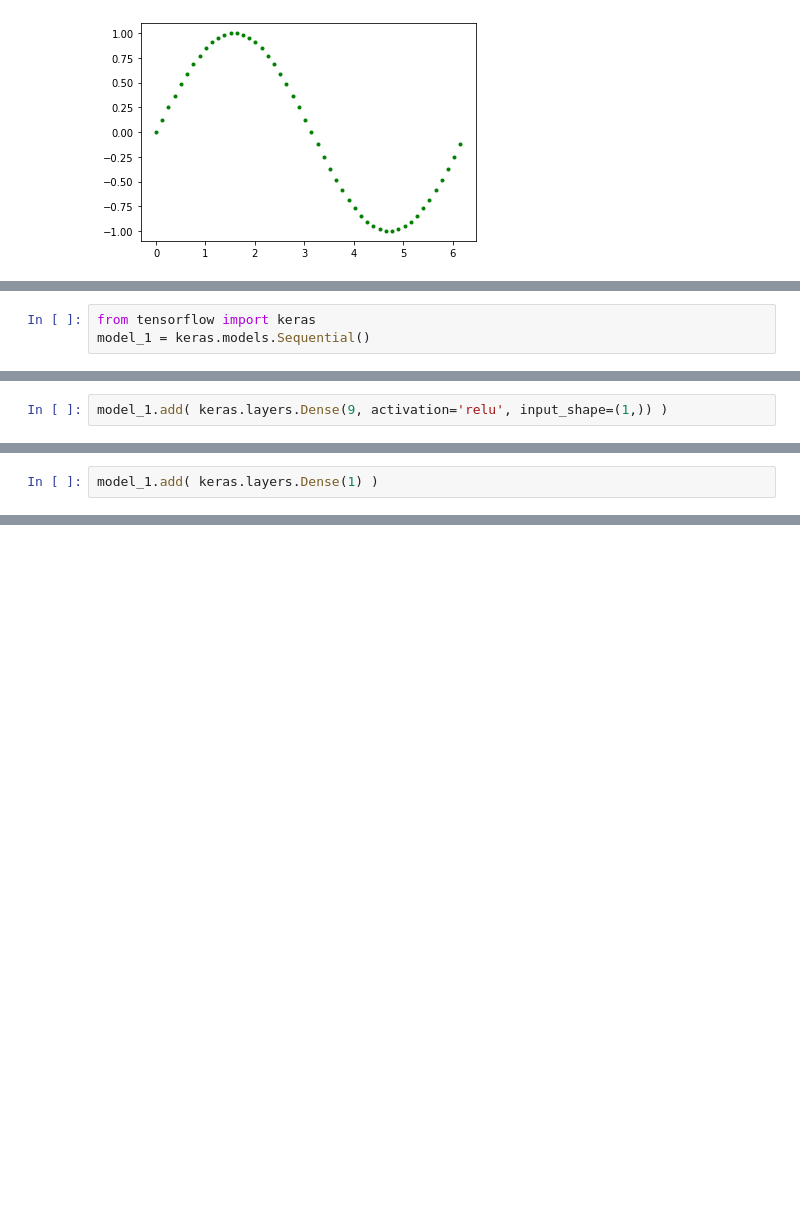
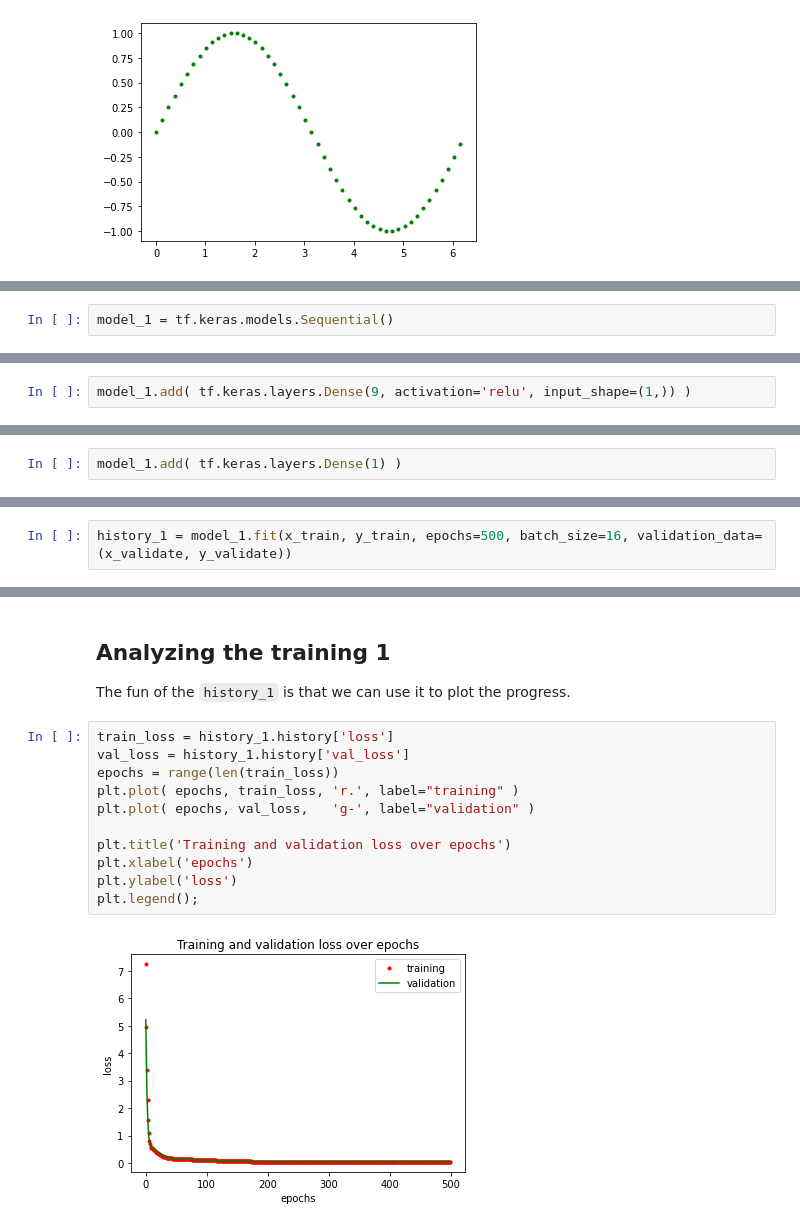
Before and after one commit to maarten-pennings/MachineLearning, a Jupyter notebook: sinus/sinus.ipynb, the cells around one changed output, grey strips where cells are left out. Saved outputs shown, nothing was run; the diff lists cells and outputs as text; blank space fills up the shorter version.

Commit message:
Sinus model 1 completed

```diff
--- a/sinus/sinus.ipynb
+++ b/sinus/sinus.ipynb
@@ -101,6 +110,5 @@ plt.legend();
 
 We start as before, with the `keras` interface of `tensorflow`. We create an (empty) neural network model; the `sequential` indicates that layers are in sequence. We will start with a simple model (`model_1`) and later make a more laborate one.
 # %%
-from tensorflow import keras
-model_1 = keras.models.Sequential()
+model_1 = tf.keras.models.Sequential()
 # %% [markdown]
@@ -112,3 +120,3 @@ This layer will have 9 outputs, so it will have 9 neurons each having one input.
 # %%
-model_1.add( keras.layers.Dense(9, activation='relu', input_shape=(1,)) )
+model_1.add( tf.keras.layers.Dense(9, activation='relu', input_shape=(1,)) )
 # %% [markdown]
@@ -116,2 +124,2 @@ We keep `model_1` simple, and average the 9 neurons to one. So we will have 1 ne
 # %%
-model_1.add( keras.layers.Dense(1) )
+model_1.add( tf.keras.layers.Dense(1) )
@@ -141,0 +171,2 @@ _________________________________________________________________
+# %%
+history_1 = model_1.fit(x_train, y_train, epochs=500, batch_size=16, validation_data=(x_validate, y_validate))
@@ -141,0 +195,17 @@ _________________________________________________________________
+# %% [markdown]
+## Analyzing the training 1
+
+The fun of the `history_1` is that we can use it to plot the progress.
+# %%
+train_loss = history_1.history['loss']
+val_loss = history_1.history['val_loss']
+epochs = range(len(train_loss))
+plt.plot( epochs, train_loss, 'r.', label="training" )
+plt.plot( epochs, val_loss,   'g-', label="validation" )
+
+plt.title('Training and validation loss over epochs')
+plt.xlabel('epochs')
+plt.ylabel('loss')
+plt.legend();
+# %% [output]
+[figure, added]
```
Also changed, not shown: parts of 50 cells of this notebook, 1 other file.
